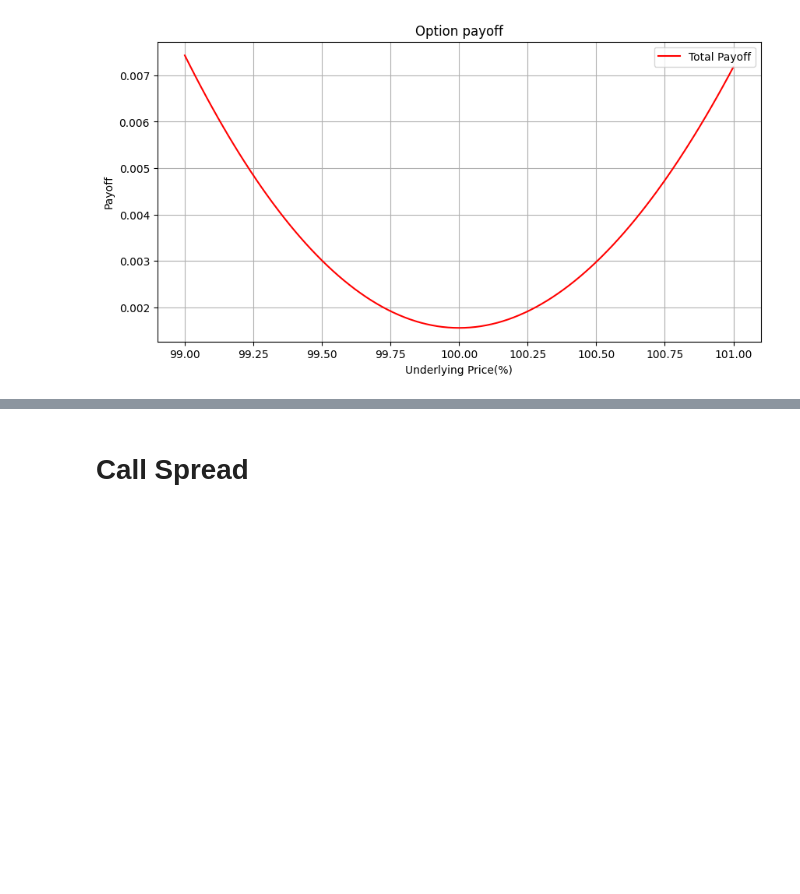
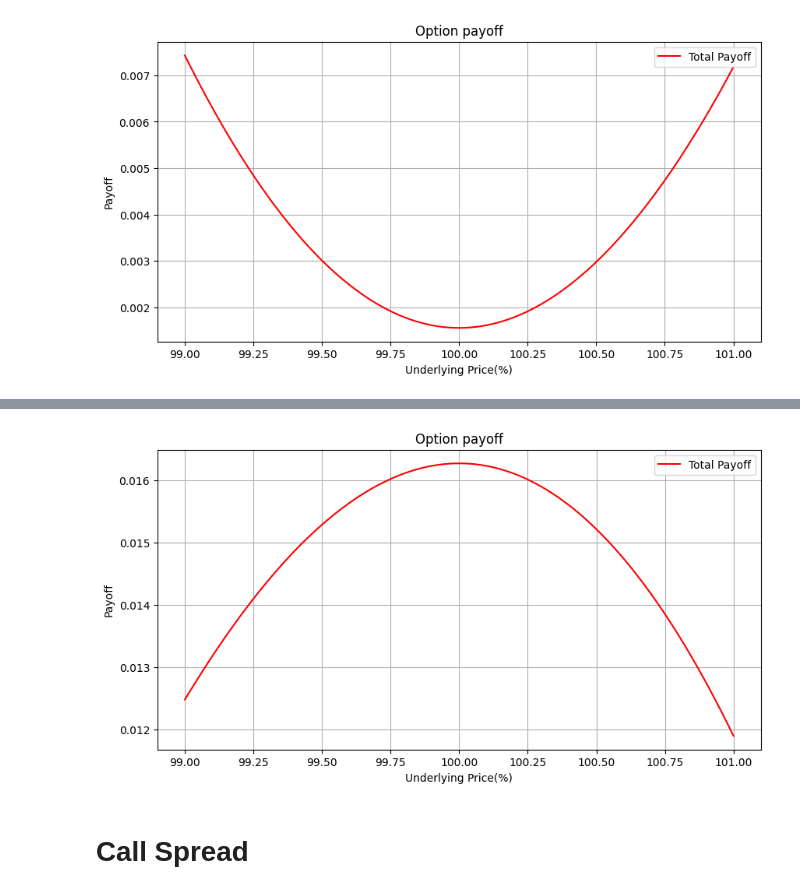
Before and after one commit to HST0077/HYOTC, a Jupyter notebook: payofftrading.ipynb, the cells around one changed output, grey strips where cells are left out. Cells and saved outputs as stored; diff of their text form; code cells hidden in the pictures; blank space fills up the shorter version.

```diff
--- a/payofftrading.ipynb
+++ b/payofftrading.ipynb
@@ -452,3 +452,102 @@ plt.show()
 -0.023025297639325933 0.37852913650867154
 -0.023100437026532316 0.3153860516278818
 [figure]
+# %%
+# 여러 자산을 사고 팔았을 때
+
+plimit,N=0.01,100 # 10%
+
+# 가격의 최소값과 최대값을 계산
+min_price = S0 * (1 - plimit)
+max_price = S0 * (1 + plimit)
+
+# min_price와 max_price 사이에서 N개의 가격을 균등하게 생성
+prices = np.linspace(min_price, max_price, N+1)
+
+# options
+options = np.array([['p',1,100,1,0.05,0.3],
+                    ['p',-1,80,1,0.05,0.35],
+                    ['p',-1,80,1,0.05,0.35],
+                    ['c', 1,105,0.5,0.05,0.23],
+                    ['c',-1,130,0.5,0.05,0.25],
+                    ['c',-1,130,0.5,0.05,0.25],
+                    ['c',-1,130,0.5,0.05,0.25],
+                   ])
+
+M=len(options) # 옵션의 개수
+
+
+# payoff 저장공간
+opt_values = np.zeros([M, N+1])  # 옵션 가격을 저장할 배열
+opt_payoff = np.zeros([M, N+1])  # 옵션 페이오프를 저장할 배열
+delta_payoff = np.zeros([M, N+1])  # 델타 페이오프를 저장할 배열
+total_payoff = np.zeros([M, N+1])  # 전체 페이오프를 저장할 배열
+
+for m in range(M):
+    if options[m][0] == 'p':
+        buysell = options[m][1].astype(float)
+        K, T, r, sigma = options[m][2:].astype(float)  # 숫자로 변환
+
+        # 옵션 가격 및 그릭스 계산
+        opt0 = BS.bs_put(S0, K, T, r, sigma)
+        theta = BS.put_theta(S0, K, T, r, sigma)
+        delta = BS.put_delta(S0, K, T, r, sigma)
+        print(theta,delta)
+
+        # 가격대별로 옵션 가격 계산
+        for i, s in enumerate(prices):
+            opt_values[m, i] = BS.bs_put(s, K, T, r, sigma)
+
+        if buysell == 1: # 옵션매수이면
+            # delta_payoff 계산
+            delta_payoff[m,:] = (prices - S0) * (-delta)
+
+            # 옵션 페이오프 계산
+            opt_payoff[m, :] = opt_values[m, :] - opt0 + theta
+            total_payoff[m, :] = delta_payoff[m, :] + opt_payoff[m, :]
+        elif buysell == -1: # 옵션매도이면
+            # delta_payoff 계산
+            delta_payoff[m,:] =  (prices - S0) * delta
+
+            # 옵션 페이오프 계산
+            opt_payoff[m, :] = - (opt_values[m, :] - opt0) - theta
+            total_payoff[m, :] = delta_payoff[m, :] + opt_payoff[m, :]
+
+    elif options[m][0] == 'c':
+        buysell = options[m][1].astype(float)
+        K, T, r, sigma = options[m][2:].astype(float)  # 숫자로 변환
+
+        # 옵션 가격 및 그리스 계산
+        opt0 = BS.bs_call(S0, K, T, r, sigma)
+        theta = BS.call_theta(S0, K, T, r, sigma)
+        delta = BS.call_delta(S0, K, T, r, sigma)
+        print(theta,delta)
+
+        # 가격대별로 옵션 가격 계산
+        for i, s in enumerate(prices):
+            opt_values[m, i] = BS.bs_call(s, K, T, r, sigma)
+
+        if buysell == 1: # 옵션매수이면
+            # delta_payoff 계산
+            delta_payoff[m,:] = (prices - S0) * (-delta)
+
+            # 옵션 페이오프 계산
+            opt_payoff[m, :] = opt_values[m, :] - opt0 + theta
+            total_payoff[m, :] = delta_payoff[m, :] + opt_payoff[m, :]
+        elif buysell == -1: # 옵션매도이면
+            # delta_payoff 계산
+            delta_payoff[m,:] =  (prices - S0) * delta
+
+            # 옵션 페이오프 계산
+            opt_payoff[m, :] = - (opt_values[m, :] - opt0) - theta
+            total_payoff[m, :] = delta_payoff[m, :] + opt_payoff[m, :]
+
+plt.figure(figsize=(10, 5))
+plt.plot(prices, np.sum(total_payoff,axis=0), 'r', label='Total Payoff')
+plt.xlabel('Underlying Price(%)')
+plt.ylabel('Payoff')
+plt.legend()
+plt.title("Option payoff")
+plt.grid(True)
+plt.show()
+# %% [output]
@@ -455,3 +561,4 @@ plt.show()
+[figure, added]
 # %% [markdown]
 # **Call Spread**
 # %%
```
Also changed, not shown: parts of 1 cell of this notebook.
